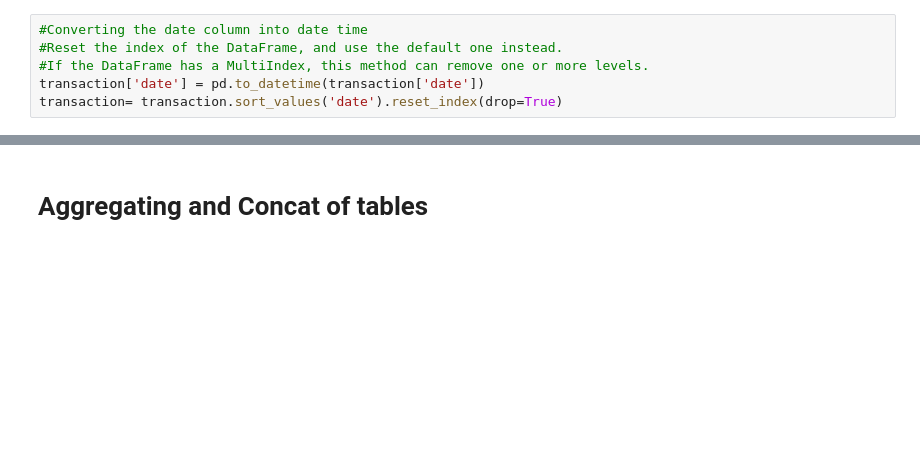
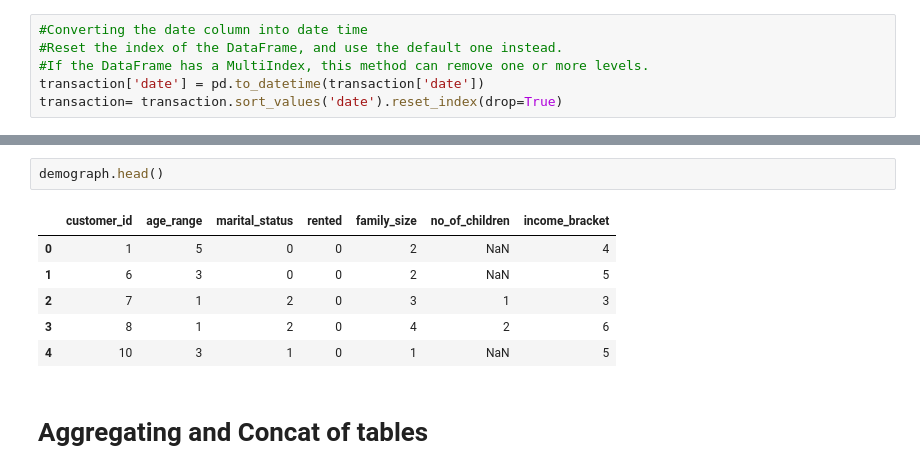
Before and after one commit to nkukadiya89/coupon-redemption-ML, a Jupyter notebook: data_analysis.ipynb, the cells around one changed output, grey strips where cells are left out. Cells and saved outputs as stored; diff of their text form; blank space fills up the shorter version.

```diff
--- a/data_analysis.ipynb
+++ b/data_analysis.ipynb
@@ -792,3 +857,12 @@ transaction.head()
+# %%
+demograph.head()
+# %% [output]
+|  | customer_id | age_range | marital_status | rented | family_size | no_of_children | income_bracket |
+| 0 | 1 | 5 | 0 | 0 | 2 | NaN | 4 |
+| 1 | 6 | 3 | 0 | 0 | 2 | NaN | 5 |
+| 2 | 7 | 1 | 2 | 0 | 3 | 1 | 3 |
+| 3 | 8 | 1 | 2 | 0 | 4 | 2 | 6 |
+| 4 | 10 | 3 | 1 | 0 | 1 | NaN | 5 |
 # %% [markdown]
 # Aggregating and Concat of tables
 # %% [markdown]
```
Also changed, not shown: parts of 29 cells of this notebook.
